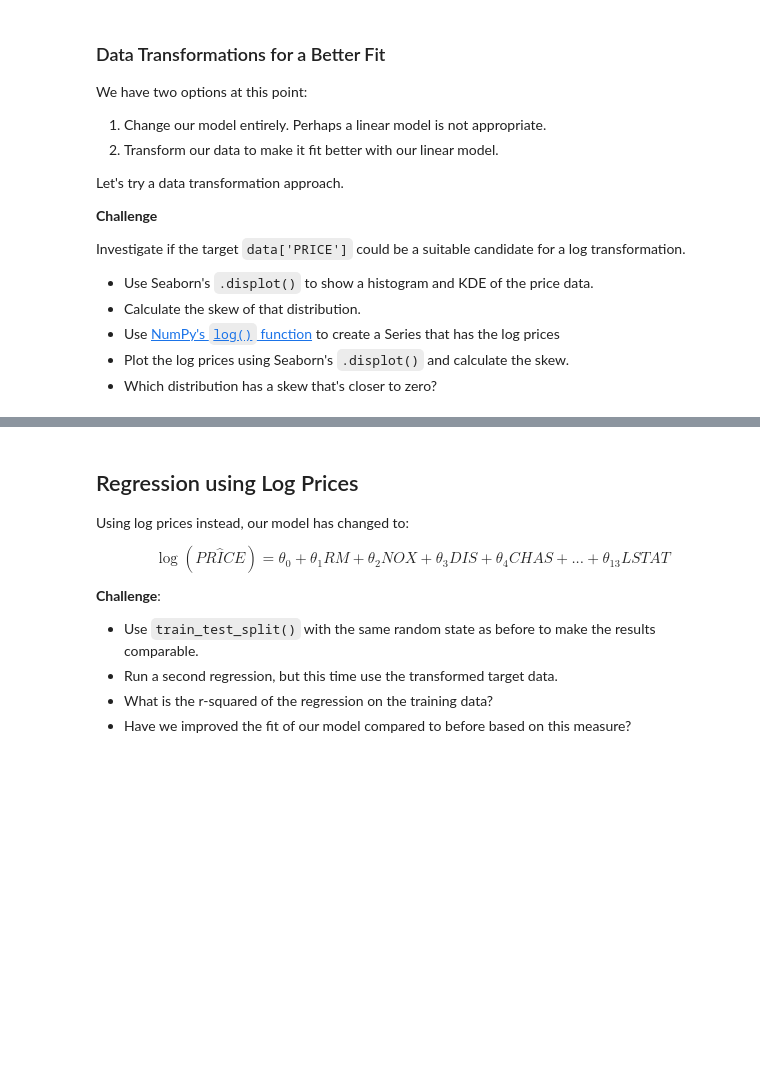
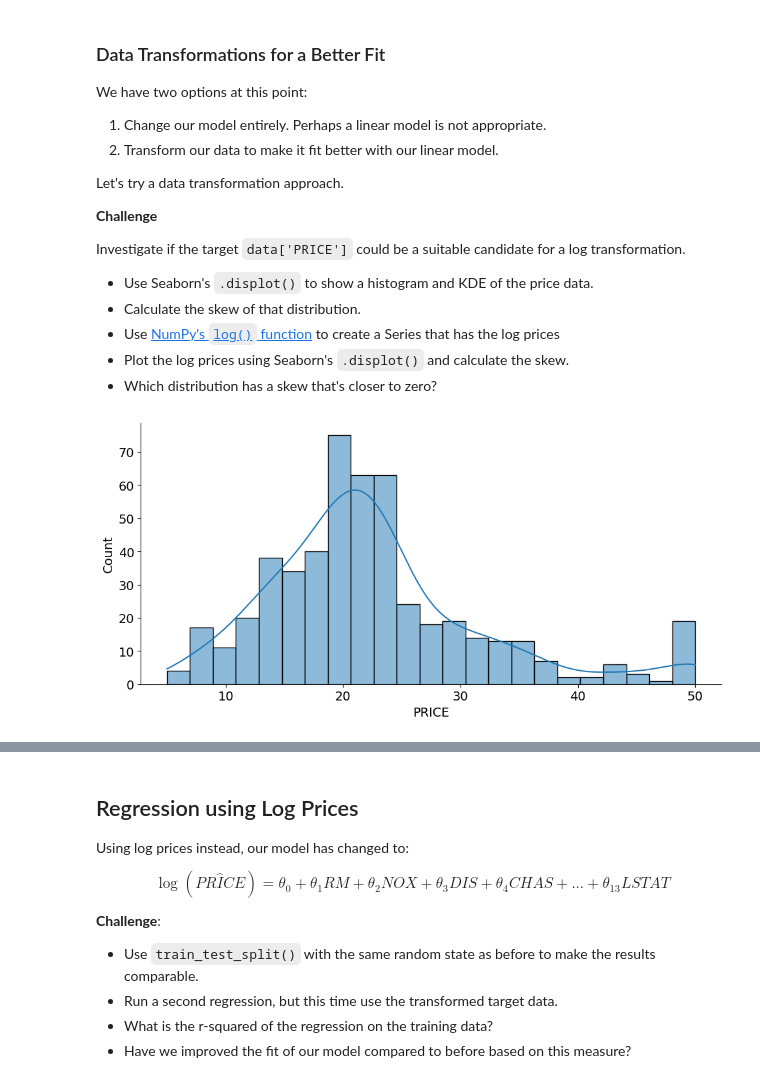
Before and after one commit to renankin/100-days-of-code, a Jupyter notebook: day-081/multivariable-regression/Multivariable_Regression_and_Valuation_Model_(start).ipynb, the cells around one changed output, grey strips where cells are left out. Cells and saved outputs as stored; diff of their text form; code cells hidden in the pictures; blank space fills up the shorter version.

```diff
--- a/day-081/multivariable-regression/Multivariable_Regression_and_Valuation_Model_(start).ipynb
+++ b/day-081/multivariable-regression/Multivariable_Regression_and_Valuation_Model_(start).ipynb
@@ -537,3 +545,12 @@ Investigate if the target `data['PRICE']` could be a suitable candidate for a lo
 * Use [NumPy's `log()` function](https://numpy.org/doc/stable/reference/generated/numpy.log.html) to create a Series that has the log prices
 * Plot the log prices using Seaborn's `.displot()` and calculate the skew.
 * Which distribution has a skew that's closer to zero?
+# %%
+sns.displot(data,
+            x="PRICE",
+            aspect=2,
+            kde=True)
+
+plt.show()
+# %% [output]
+[figure, added]
```
Also changed, not shown: parts of 6 cells of this notebook.
